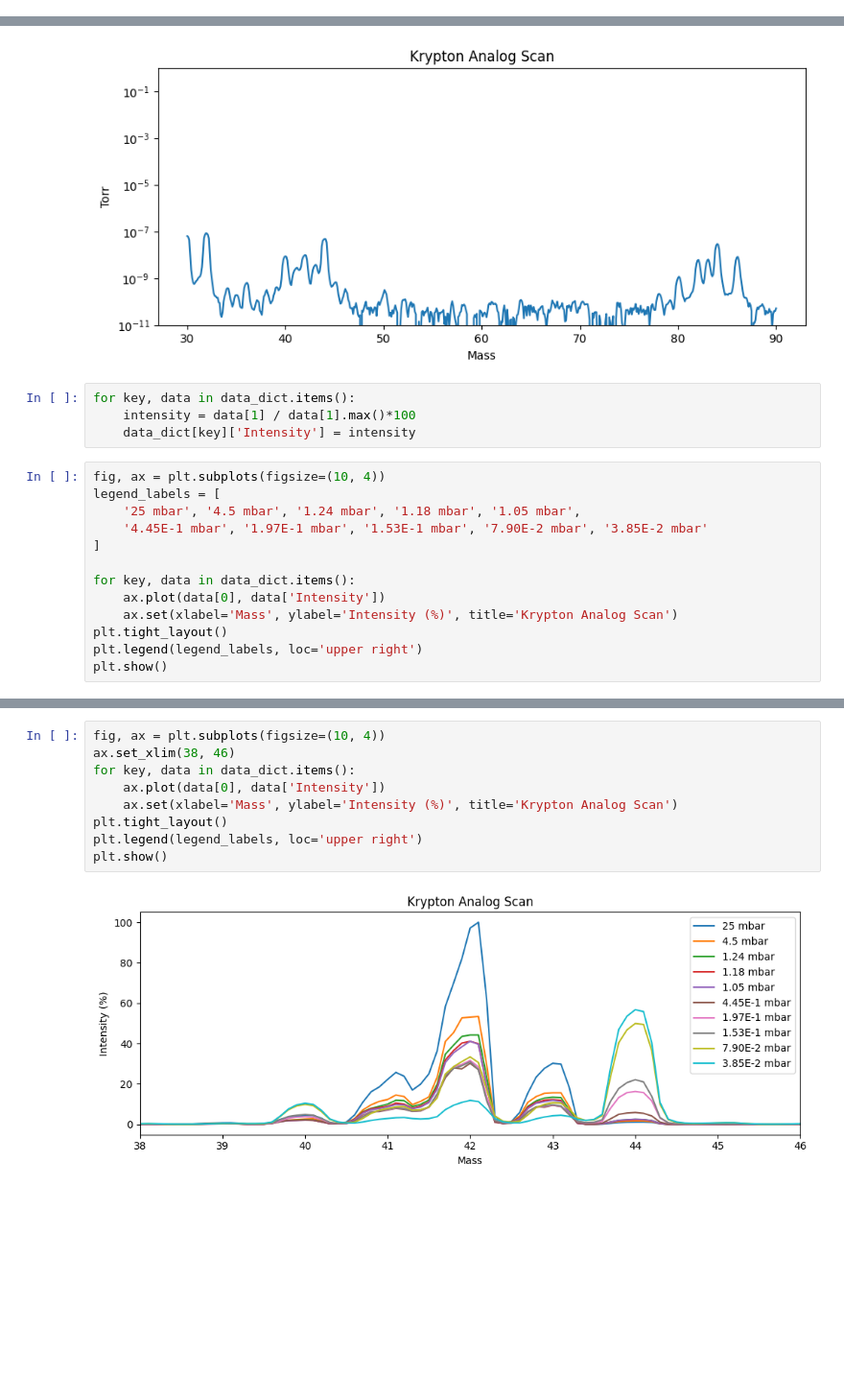
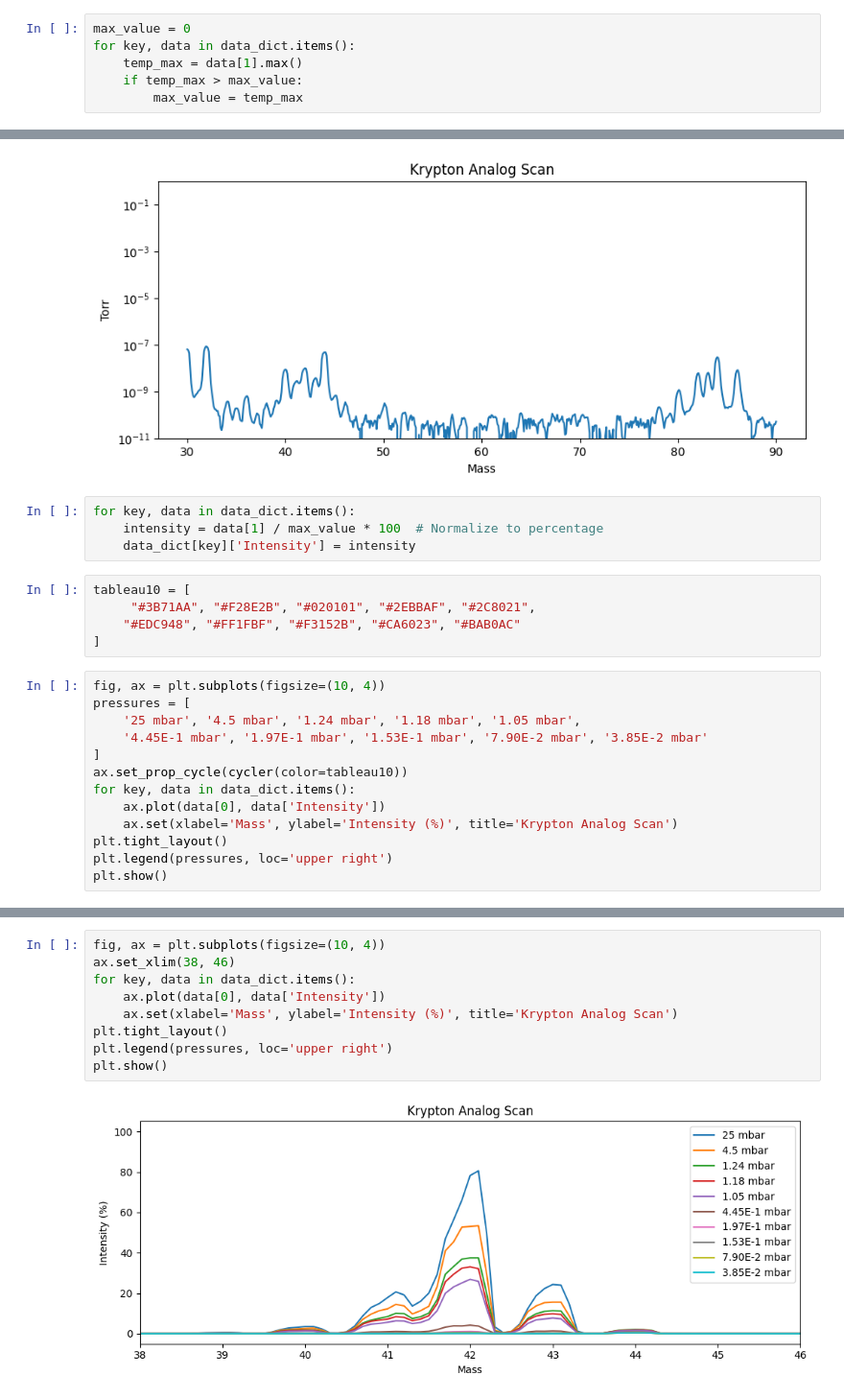
Before and after one commit to kearb-stomp/AdvLabs, a Jupyter notebook: Lab 3/Task 1.ipynb, the cells around one changed output, grey strips where cells are left out. Shown at 96% size. Saved outputs shown, nothing was run; the diff lists cells and outputs as text; blank space fills up the shorter version.

```diff
--- a/Lab 3/Task 1.ipynb
+++ b/Lab 3/Task 1.ipynb
@@ -37,6 +38,12 @@ data_dict = {}
 for file_path in file_paths:
     data = pd.read_csv(file_path, header=None, skiprows=22)
     data_dict[file_path] = data
+# %%
+max_value = 0
+for key, data in data_dict.items():
+    temp_max = data[1].max()
+    if temp_max > max_value:
+        max_value = temp_max
 # %%
 for key, data in data_dict.items():
     fig, ax = plt.subplots(figsize=(10, 4))
@@ -58,19 +65,24 @@ for key, data in data_dict.items():
 [figure]
 # %%
 for key, data in data_dict.items():
-    intensity = data[1] / data[1].max()*100
+    intensity = data[1] / max_value * 100  # Normalize to percentage
     data_dict[key]['Intensity'] = intensity
+# %%
+tableau10 = [
+     "#3B71AA", "#F28E2B", "#020101", "#2EBBAF", "#2C8021",
+    "#EDC948", "#FF1FBF", "#F3152B", "#CA6023", "#BAB0AC"
+]
 # %%
 fig, ax = plt.subplots(figsize=(10, 4))
-legend_labels = [
+pressures = [
     '25 mbar', '4.5 mbar', '1.24 mbar', '1.18 mbar', '1.05 mbar',
     '4.45E-1 mbar', '1.97E-1 mbar', '1.53E-1 mbar', '7.90E-2 mbar', '3.85E-2 mbar'
 ]
-
+ax.set_prop_cycle(cycler(color=tableau10))
 for key, data in data_dict.items():
     ax.plot(data[0], data['Intensity'])
     ax.set(xlabel='Mass', ylabel='Intensity (%)', title='Krypton Analog Scan')
 plt.tight_layout()
-plt.legend(legend_labels, loc='upper right')
+plt.legend(pressures, loc='upper right')
 plt.show()
 # %% [output]
@@ -89,11 +101,11 @@ plt.show()
 # %%
 fig, ax = plt.subplots(figsize=(10, 4))
 ax.set_xlim(38, 46)
 for key, data in data_dict.items():
     ax.plot(data[0], data['Intensity'])
     ax.set(xlabel='Mass', ylabel='Intensity (%)', title='Krypton Analog Scan')
 plt.tight_layout()
-plt.legend(legend_labels, loc='upper right')
+plt.legend(pressures, loc='upper right')
 plt.show()
 # %% [output]
-[figure, old version]
+[figure, new version]
```
Also changed, not shown: parts of 3 cells of this notebook, 1 other file.
